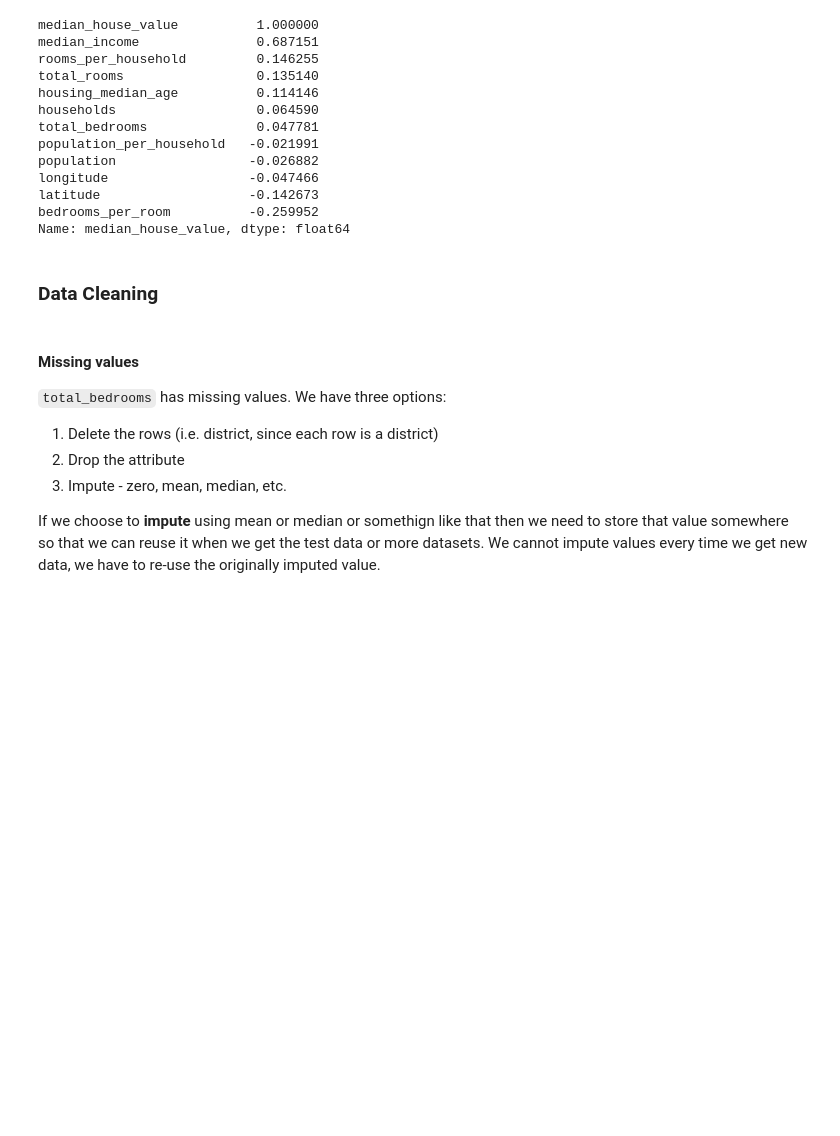
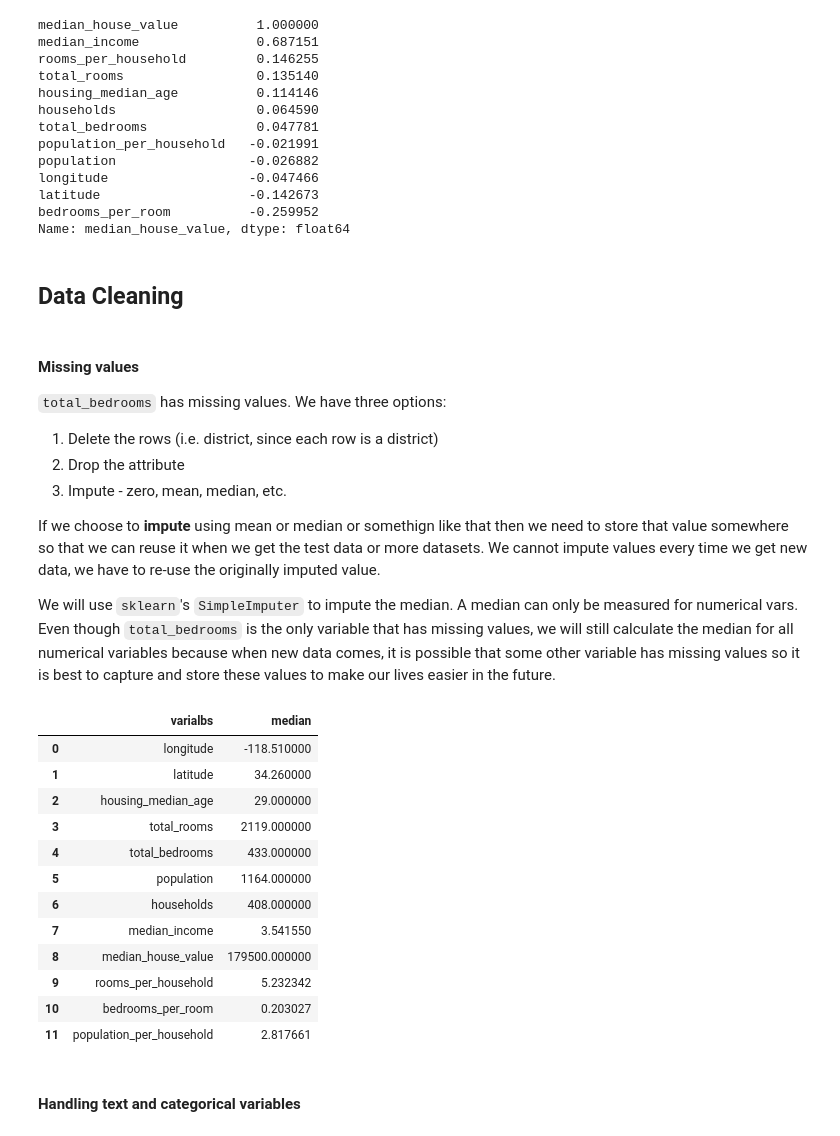
Before and after one commit to rachitkinger/e2e_ml_sklearn, a Jupyter notebook: python_scratch.ipynb, the cells around one changed output. Drawn from its saved outputs; the diff is of its cells as text; code cells hidden in the pictures; blank space fills up the shorter version.

```diff
--- a/python_scratch.ipynb
+++ b/python_scratch.ipynb
@@ -387,7 +388,7 @@ latitude                   -0.142673
 bedrooms_per_room          -0.259952
 Name: median_house_value, dtype: float64
 # %% [markdown]
-### Data Cleaning
+## Data Cleaning
 # %% [markdown]
 #### Missing values
 `total_bedrooms` has missing values. We have three options:
@@ -396,3 +397,5 @@ Name: median_house_value, dtype: float64
 3. Impute - zero, mean, median, etc.
 
 If we choose to **impute** using mean or median or somethign like that then we need to store that value somewhere so that we can reuse it when we get the test data or more datasets. We cannot impute values every time we get new data, we have to re-use the originally imputed value.
+
+We will use `sklearn`'s `SimpleImputer` to impute the median. A median can only be measured for numerical vars. Even though `total_bedrooms` is the only variable that has missing values, we will still calculate the median for all numerical variables because when new data comes, it is possible that some other variable has missing values so it is best to capture and store these values to make our lives easier in the future.
@@ -400,0 +402,22 @@ from sklearn.impute import SimpleImputer
+# %%
+from sklearn.impute import SimpleImputer
+
+imputer = SimpleImputer(strategy="median")
+housing_num = housing.drop("ocean_proximity", axis=1)
+
+imputer.fit(housing_num)
+pd.DataFrame({"varialbs": housing_num.columns, "median": imputer.statistics_})
+# %% [output]
+|  | varialbs | median |
+| 0 | longitude | -118.510000 |
+| 1 | latitude | 34.260000 |
+| 2 | housing_median_age | 29.000000 |
+| 3 | total_rooms | 2119.000000 |
+| 4 | total_bedrooms | 433.000000 |
+| 5 | population | 1164.000000 |
+| 6 | households | 408.000000 |
+| 7 | median_income | 3.541550 |
+| 8 | median_house_value | 179500.000000 |
+| 9 | rooms_per_household | 5.232342 |
+| 10 | bedrooms_per_room | 0.203027 |
+| 11 | population_per_household | 2.817661 |
@@ -400,0 +427,2 @@ from sklearn.impute import SimpleImputer
+# %% [markdown]
+#### Handling text and categorical variables
```
Also changed, not shown: parts of 20 cells of this notebook.
